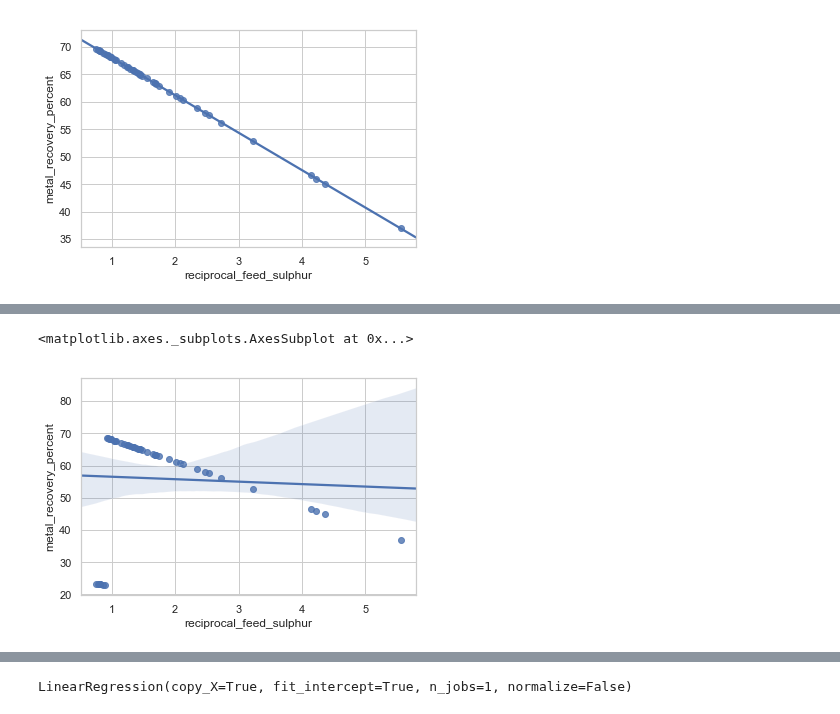
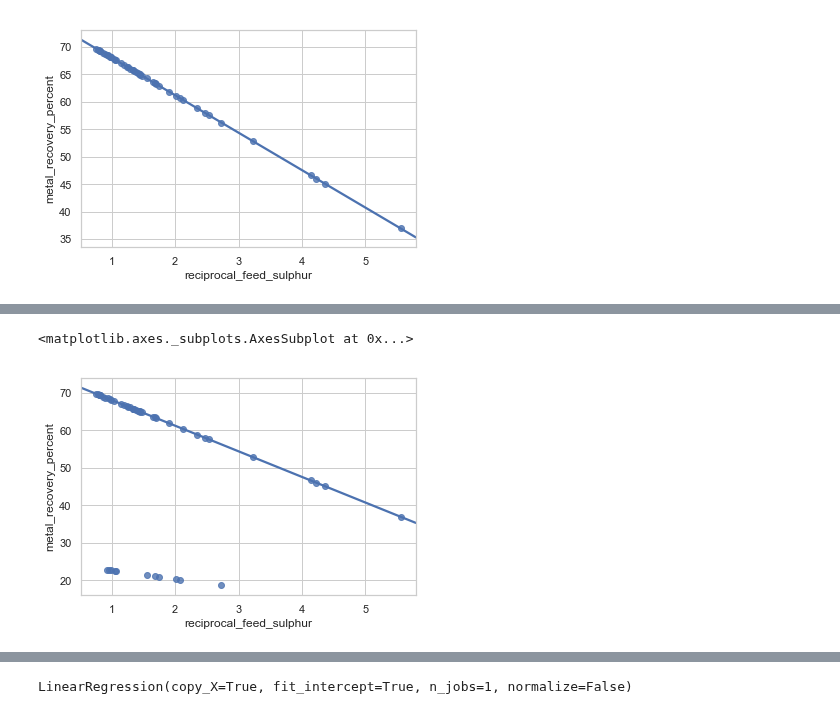
Before and after one commit to core-skills/06-multivariate-analysis, a Jupyter notebook: notebooks/week4_am1.ipynb, the cells around one changed output, grey strips where cells are left out. Drawn from its saved outputs; the diff is of its cells as text; code cells hidden in the pictures.

```diff
--- a/notebooks/week4_am1.ipynb
+++ b/notebooks/week4_am1.ipynb
@@ -151,7 +177,8 @@ sns.regplot('reciprocal_feed_sulphur', 'metal_recovery_percent', recovery, robus
 # %%
+# Let's try reducing the outliers parameter to 0.2.
 recovery = recovery_sulphur_dataframe_with_outliers(0.2)
 recovery['reciprocal_feed_sulphur'] = 1/recovery['feed_sulphur_percent']
-sns.regplot('reciprocal_feed_sulphur', 'metal_recovery_percent', recovery, robust=False)
+sns.regplot('reciprocal_feed_sulphur', 'metal_recovery_percent', recovery, robust=True)
 # %% [output]
 <matplotlib.axes._subplots.AxesSubplot at 0x...>
-[figure, old version]
+[figure, new version]
```
Also changed, not shown: parts of 38 cells of this notebook, 7 other files.
